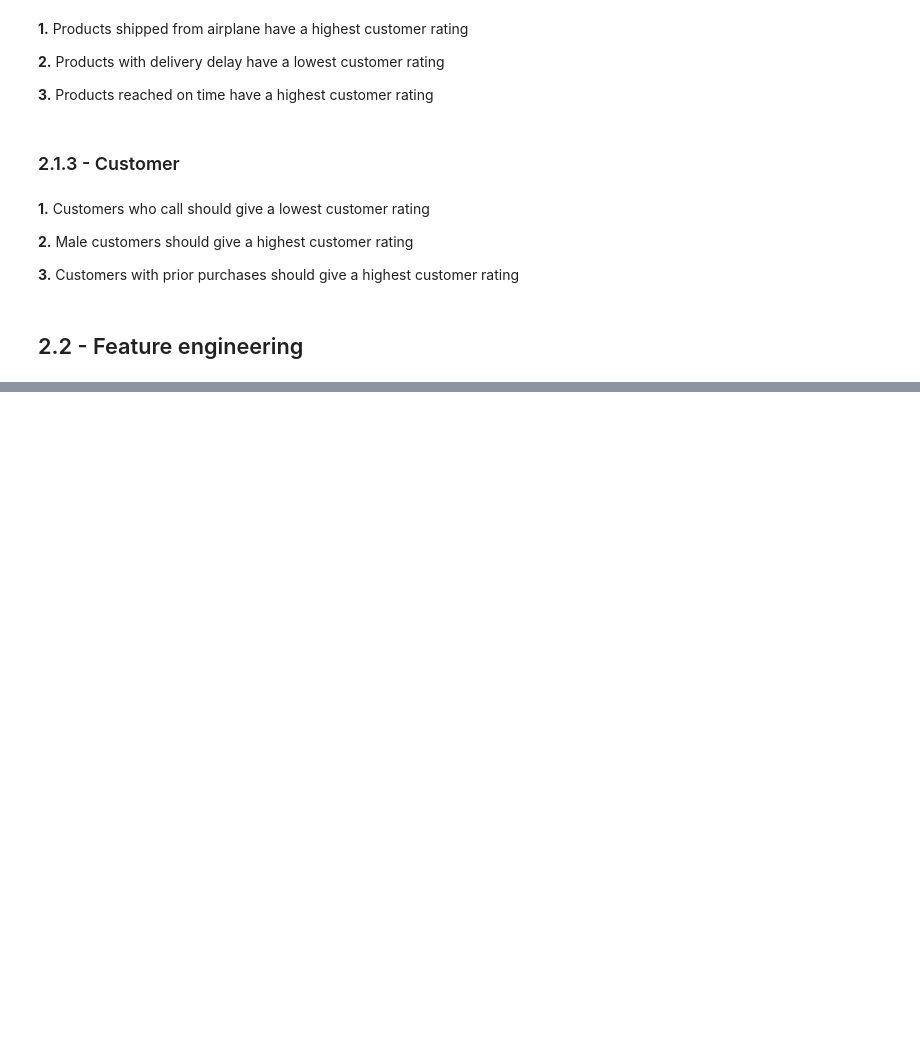
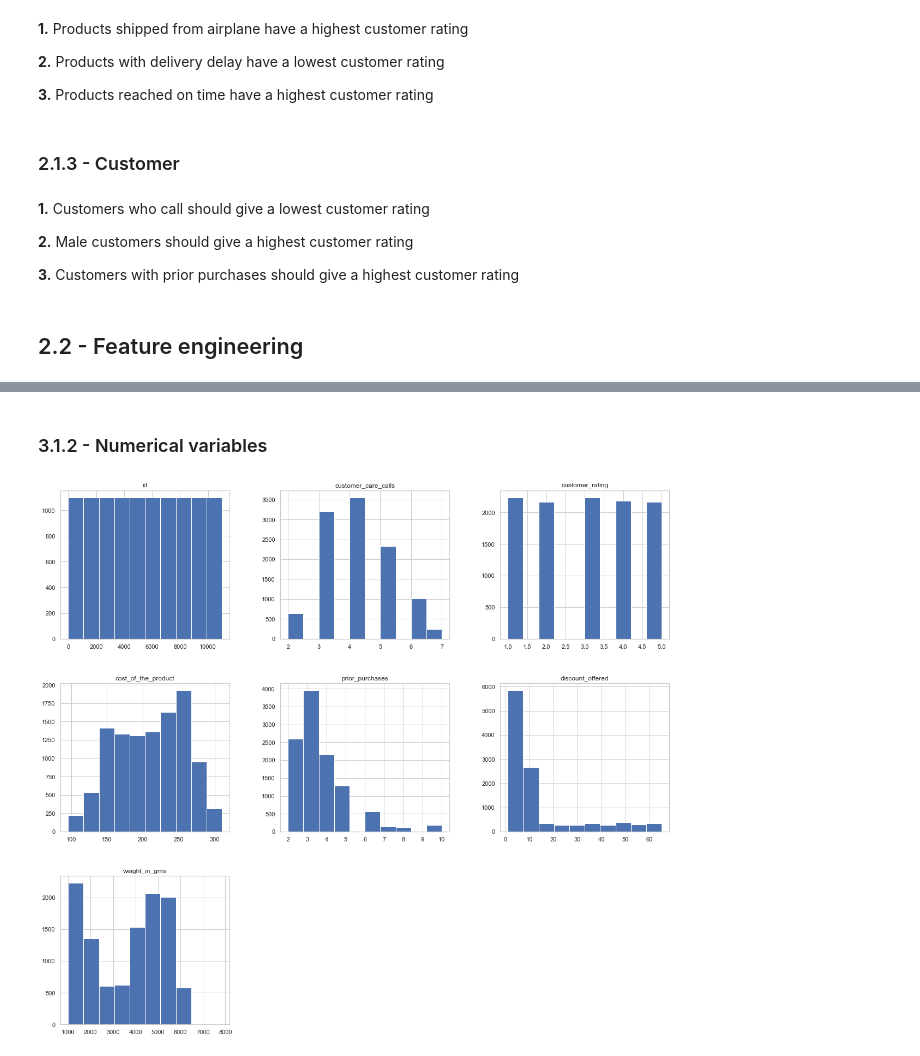
Before and after one commit to laertevasques/top1-Ecommerce-Insights-Project, a Jupyter notebook: Notebook/Top1_Insight_Projects_01.ipynb, the cells around one changed output, grey strips where cells are left out. Saved outputs shown, nothing was run; the diff lists cells and outputs as text; code cells hidden in the pictures; blank space fills up the shorter version.

```diff
--- a/Notebook/Top1_Insight_Projects.ipynb
+++ b/Notebook/Top1_Insight_Projects_01.ipynb
@@ -311,0 +340,6 @@ df2.head()
+# %% [markdown]
+### 3.1.2 - Numerical variables
+# %%
+numerical_attributes.hist(figsize=(20, 18));
+# %% [output]
+[figure, added]
```
Also changed, not shown: parts of 11 cells of this notebook.
